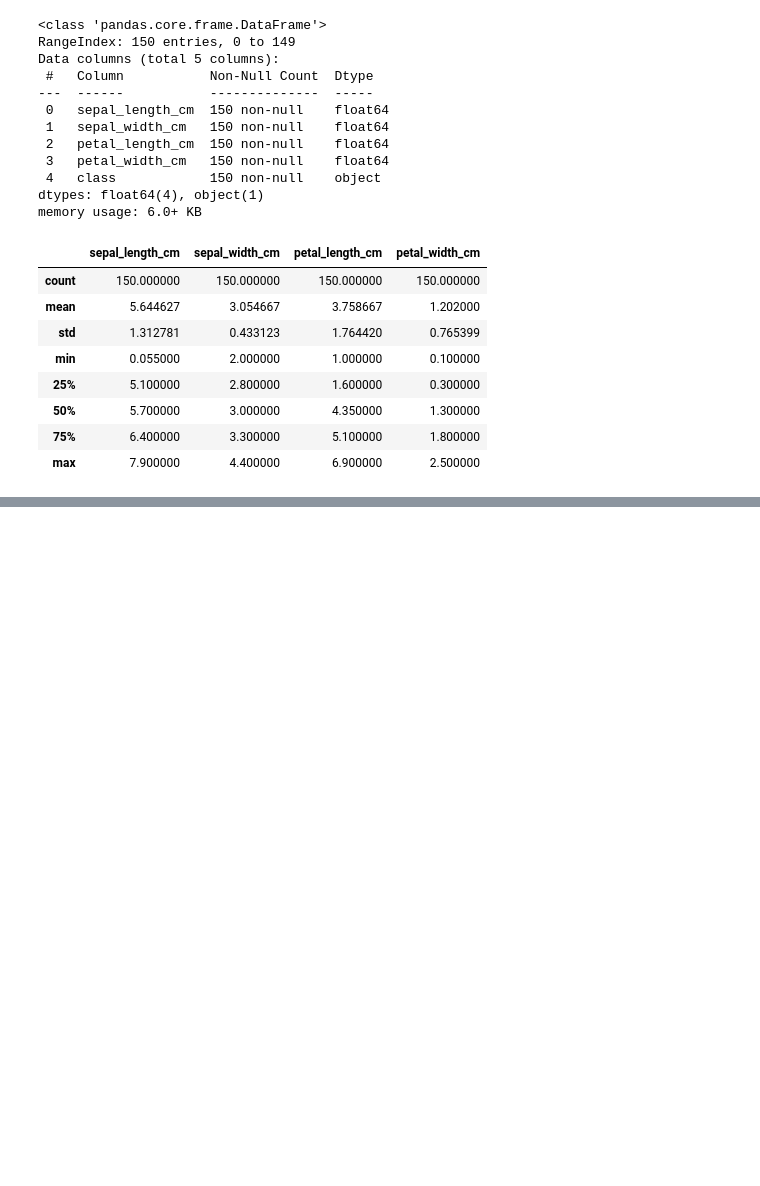
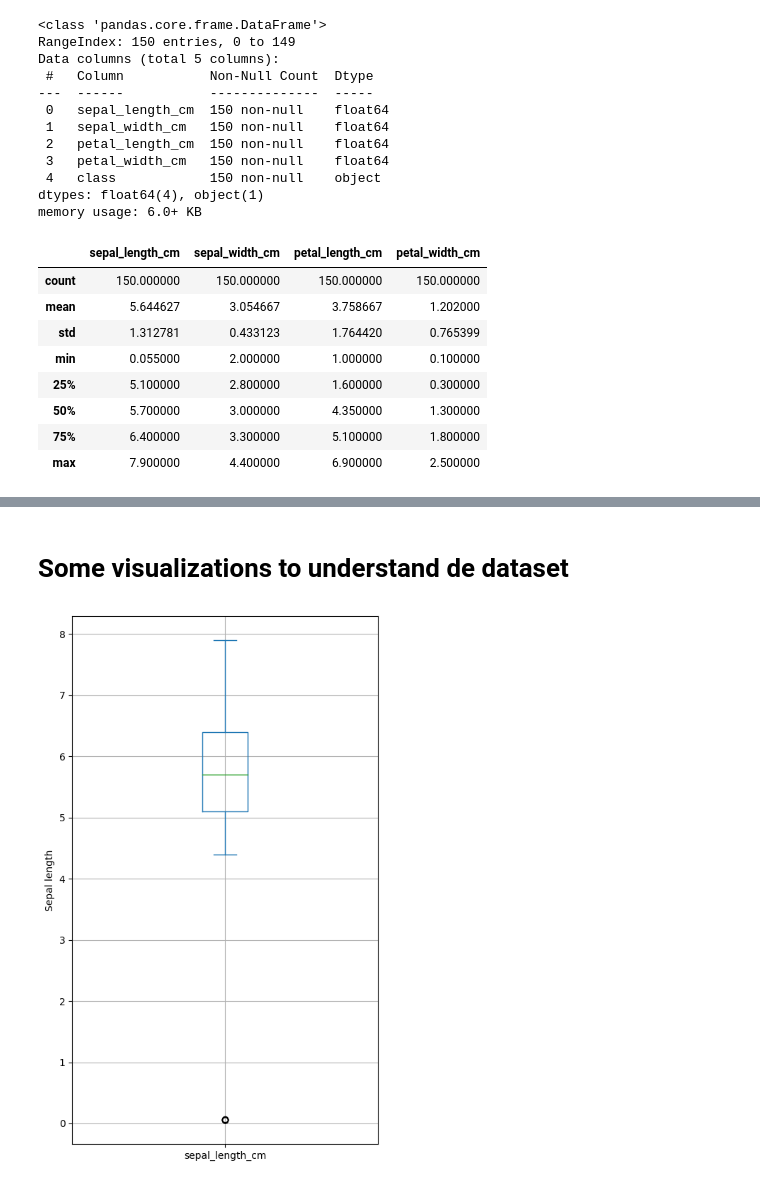
Before and after one commit to MargaMontV/dataptmad0223_labs, a Jupyter notebook: module-3/data-cleaning-challenge/your-code/data-cleaning-challenge.ipynb, the cells around one changed output, grey strips where cells are left out. Drawn from its saved outputs; the diff is of its cells as text; code cells hidden in the pictures; blank space fills up the shorter version.

```diff
--- a/module-3/data-cleaning-challenge/your-code/data-cleaning-challenge.ipynb
+++ b/module-3/data-cleaning-challenge/your-code/data-cleaning-challenge.ipynb
@@ -132,3 +143,7 @@ flowers.describe()
 | 50% | 5.700000 | 3.000000 | 4.350000 | 1.300000 |
 | 75% | 6.400000 | 3.300000 | 5.100000 | 1.800000 |
 | max | 7.900000 | 4.400000 | 6.900000 | 2.500000 |
+# %%
+#One Hot Encoding
+flowers_dummies = pd.get_dummies(flowers, columns = ['class'])
+flowers_dummies.head()
@@ -134,0 +157,5 @@ flowers.describe()
+# %%
+flowers_dummies['class_Iris-setosa'] = flowers_dummies['class_Iris-setosa'].astype(int)
+flowers_dummies['class_Iris-versicolor'] = flowers_dummies['class_Iris-versicolor'].astype(int)
+flowers_dummies['class_Iris-virginica'] = flowers_dummies['class_Iris-virginica'].astype(int)
+flowers_dummies.head()
@@ -134,0 +181,13 @@ flowers.describe()
+# %% [markdown]
+# Some visualizations to understand de dataset
+# %%
+#some visualizations to understand de dataset
+#Sepal length
+data = flowers_dummies['sepal_length_cm']
+ax = data.plot.box(figsize=(5, 8))
+ax.set_ylabel('Sepal length')
+plt.tight_layout()
+plt.grid()
+plt.show()
+# %% [output]
+[figure, added]
```
Also changed, not shown: parts of 19 cells of this notebook.
